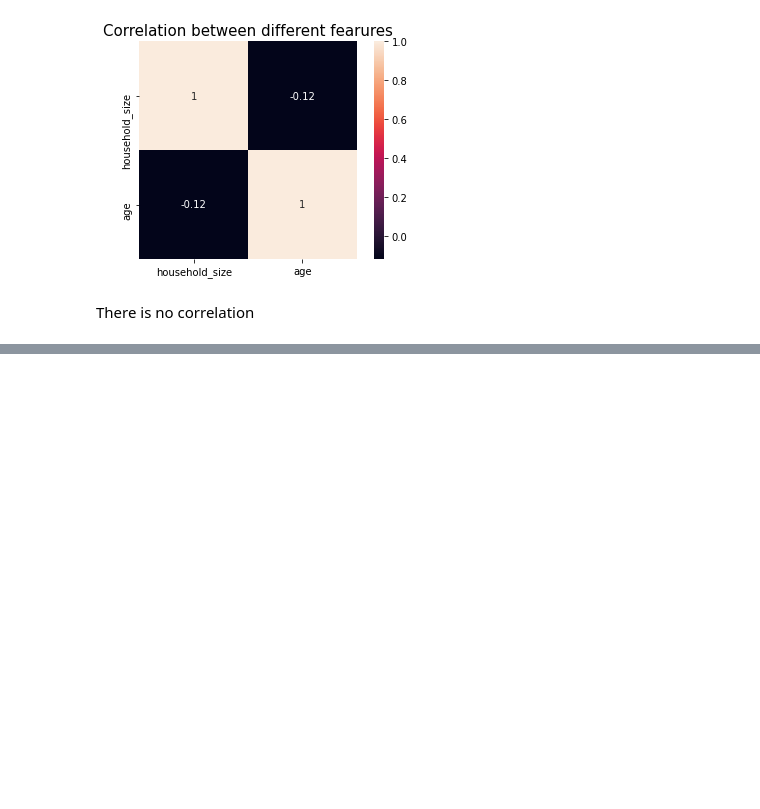
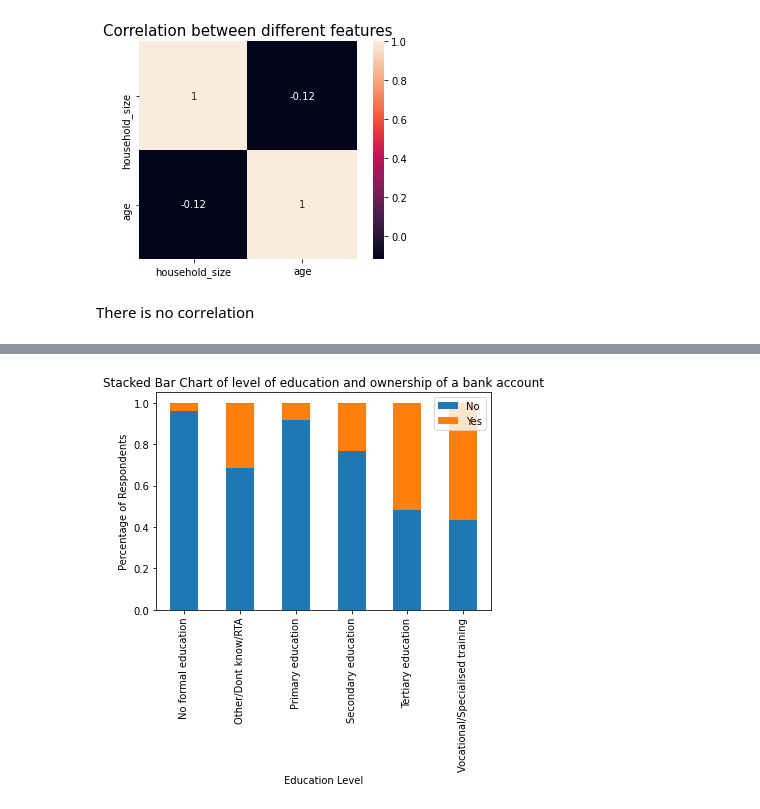
Before and after one commit to Ruoro/finscopeIP, a Jupyter notebook: FinscopeWeek2IP.ipynb, the cells around one changed output, grey strips where cells are left out. Saved outputs shown, nothing was run; the diff lists cells and outputs as text; code cells hidden in the pictures; blank space fills up the shorter version.

```diff
--- a/FinscopeWeek2IP.ipynb
+++ b/FinscopeWeek2IP.ipynb
@@ -563,0 +567,12 @@ ax
+# %%
+# the percentage of people with bank accounts and their level of education
+
+edc_table=pd.crosstab(financial_df['education_level'],financial_df['account_holder'])
+edc_table.div(edc_table.sum(1).astype(float), axis=0).plot(kind='bar', stacked=True)
+plt.title('Stacked Bar Chart of level of education and ownership of a bank account')
+plt.xlabel('Education Level')
+plt.ylabel('Percentage of Respondents')
+plt.legend(loc = 0)
+plt.show()
+# %% [output]
+[figure, added]
```
Also changed, not shown: parts of 31 cells of this notebook.
